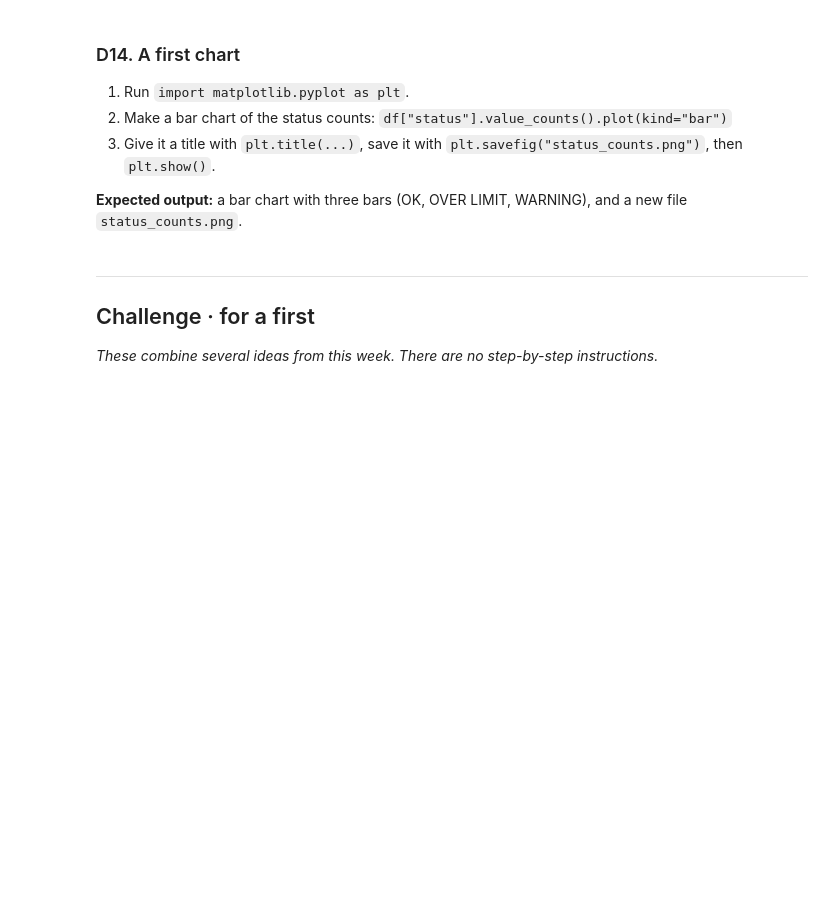
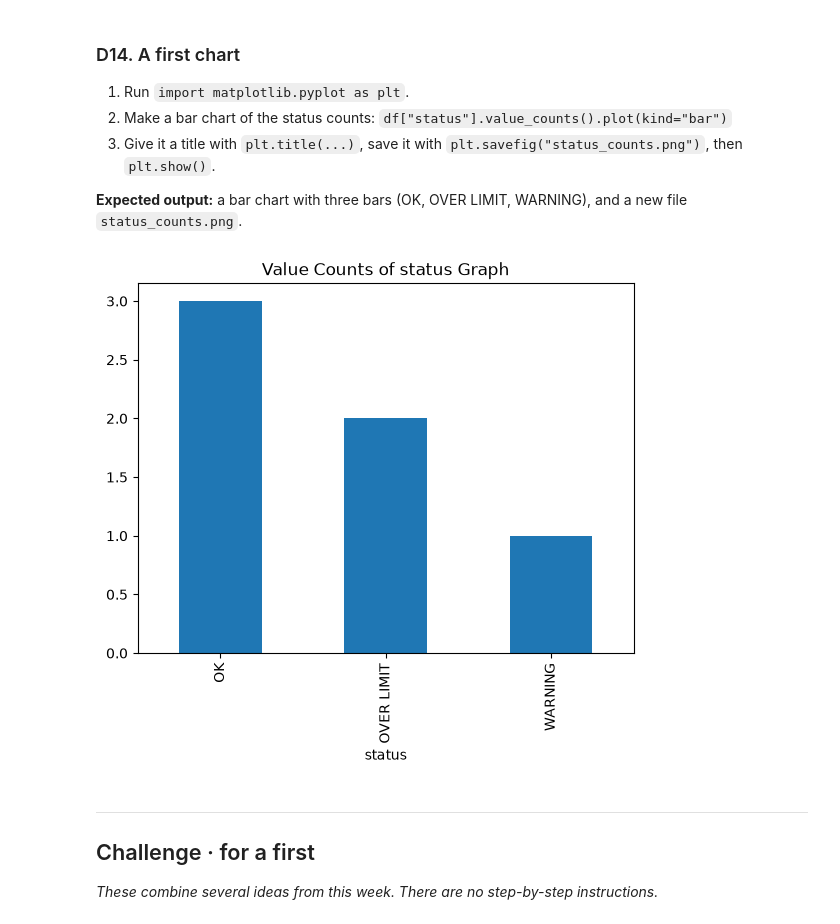
Before and after one commit to AdelGholamshahzadeh/CST1510, a Jupyter notebook: Week 06 - Pandas/LAB/W06_Lab.ipynb, the cells around one changed output. Cells and saved outputs as stored; diff of their text form; code cells hidden in the pictures; blank space fills up the shorter version.

```diff
--- a/Week 06 - Pandas/LAB/W06_Lab.ipynb
+++ b/Week 06 - Pandas/LAB/W06_Lab.ipynb
@@ -100,0 +117,8 @@ dtype: int64
+# %%
+# D3
+records_sample = pd.read_csv("records_sample.csv")
+
+df = pd.DataFrame(records_sample)
+
+print(df)
+print(df.dtypes)    #dtypes checks the data types
@@ -108,0 +143,5 @@ Add a `percent` column to `df`: `(value / limit) * 100`. Print `df`.
+# %%
+# D4
+df["percent"] = (df.value / df.limit) * 100     #adding a column using the other columns ( df.values )
+
+print(df)
@@ -179,0 +284,10 @@ then `False` 4 and `True` 2.
+# %%
+# D10
+df["over"] = df["percent"] >= 100                       #creating a new column
+
+grouped = df.groupby("over")                            #grouping by the newly created over column
+
+
+print(grouped["percent"].agg(["mean", "max", "min"]))   #opening the percent column in the grouped dataframe and
+
+print(df["over"].value_counts())                        #counting the amount of each element (which are the true and false values)
@@ -204,0 +339,10 @@ then `False` 4 and `True` 2.
+# %%
+# D12
+
+df["status"] = df["percent"].apply(                                         #.apply() applies the lambda function for each element in a column
+    lambda p: "OVER LIMIT" if p >= 100 else "WARNING" if p >= 90 else "OK"
+)
+
+print(df[["label", "status"]])                                              #printing two columns
+
+print(df["status"].value_counts())                                          #printing the counts of each value
@@ -225,3 +393,15 @@ then `False` 4 and `True` 2.
+# %%
+# D14
+import matplotlib.pyplot as plt                 #importing a module to graph
+
+df["status"].value_counts().plot(kind = "bar")  #plotting a graph
+plt.title("Value Counts of status Graph")       #title
+
+plt.savefig("status_counts.png")                #saving to a file
+
+plt.show()                                      #showing the plot
+# %% [output]
+[figure, added]
 # %% [markdown]
 ---
 ## Challenge · for a first
```
Also changed, not shown: parts of 32 cells of this notebook, 5 other files.
